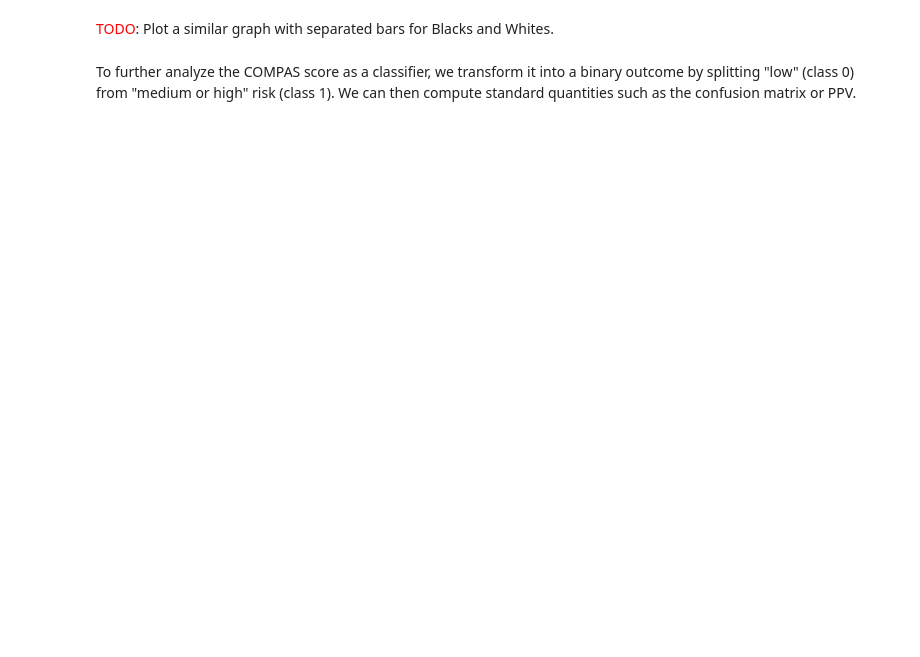
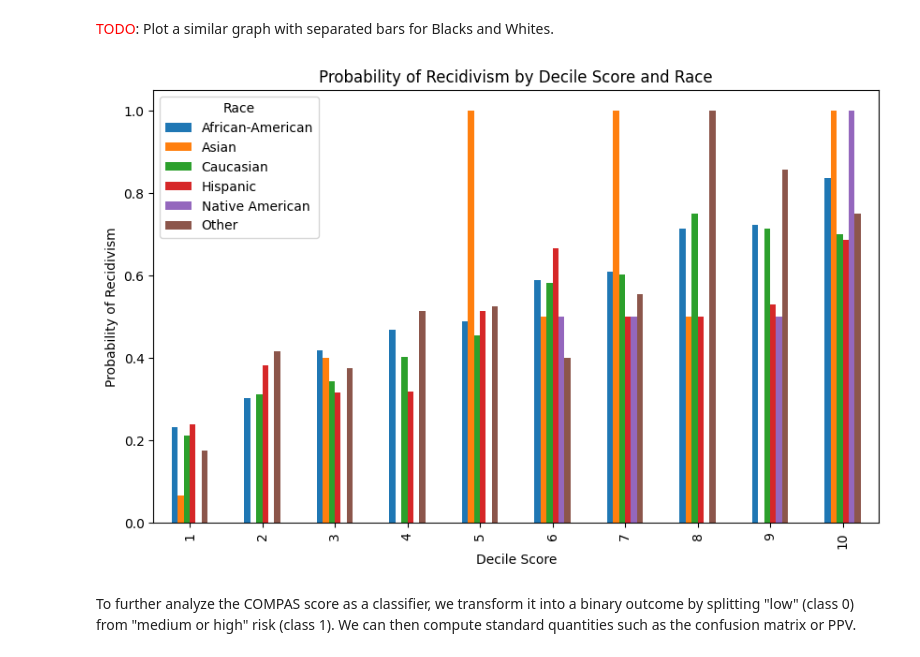
Before and after one commit to tr0fin0/classes_ensta, a Jupyter notebook: 3A/CSC_52081_EP/CSC_52081_EP_TP8/CSC_52081_EP_TP8.ipynb, the cells around one changed output. Drawn from its saved outputs; the diff is of its cells as text; code cells hidden in the pictures; blank space fills up the shorter version.

```diff
--- a/3A/CSC_52081_EP/CSC_52081_EP_TP8/CSC_52081_EP_TP8.ipynb
+++ b/3A/CSC_52081_EP/CSC_52081_EP_TP8/CSC_52081_EP_TP8.ipynb
@@ -174,3 +215,15 @@ df.groupby(df.decile_score)['two_year_recid'].mean().plot(kind='bar')
+# %%
+# probability of recidivism by decile and race
+# TODO: Insert your code below this
+
+df.groupby(['decile_score', 'race'])['two_year_recid'].mean().unstack().plot(kind='bar', figsize=(10, 6))
+plt.title('Probability of Recidivism by Decile Score and Race')
+plt.xlabel('Decile Score')
+plt.ylabel('Probability of Recidivism')
+plt.legend(title='Race')
+plt.show()
+# %% [output]
+[figure, added]
 # %% [markdown]
 To further analyze the COMPAS score as a classifier, we transform it into a binary outcome by splitting "low" (class 0) from "medium or high" risk (class 1). We can then compute standard quantities such as the confusion matrix or PPV.
 # %%
```
Also changed, not shown: parts of 24 cells of this notebook.
